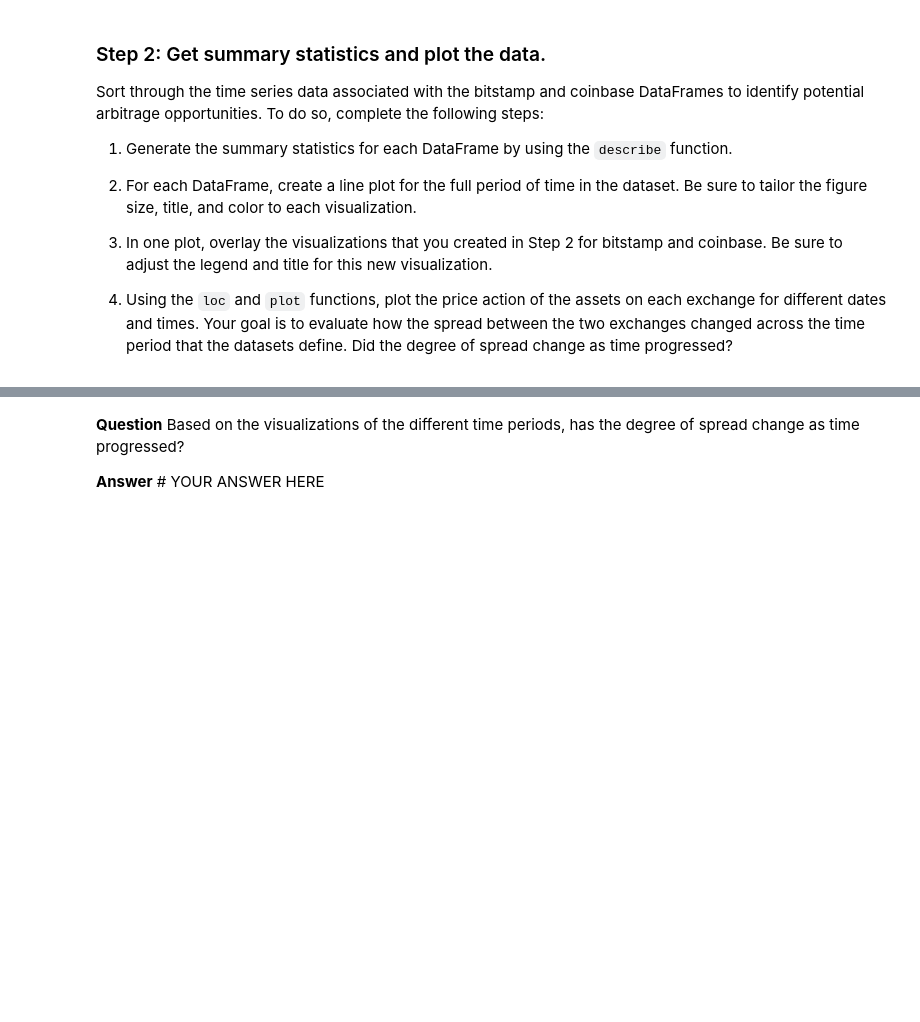
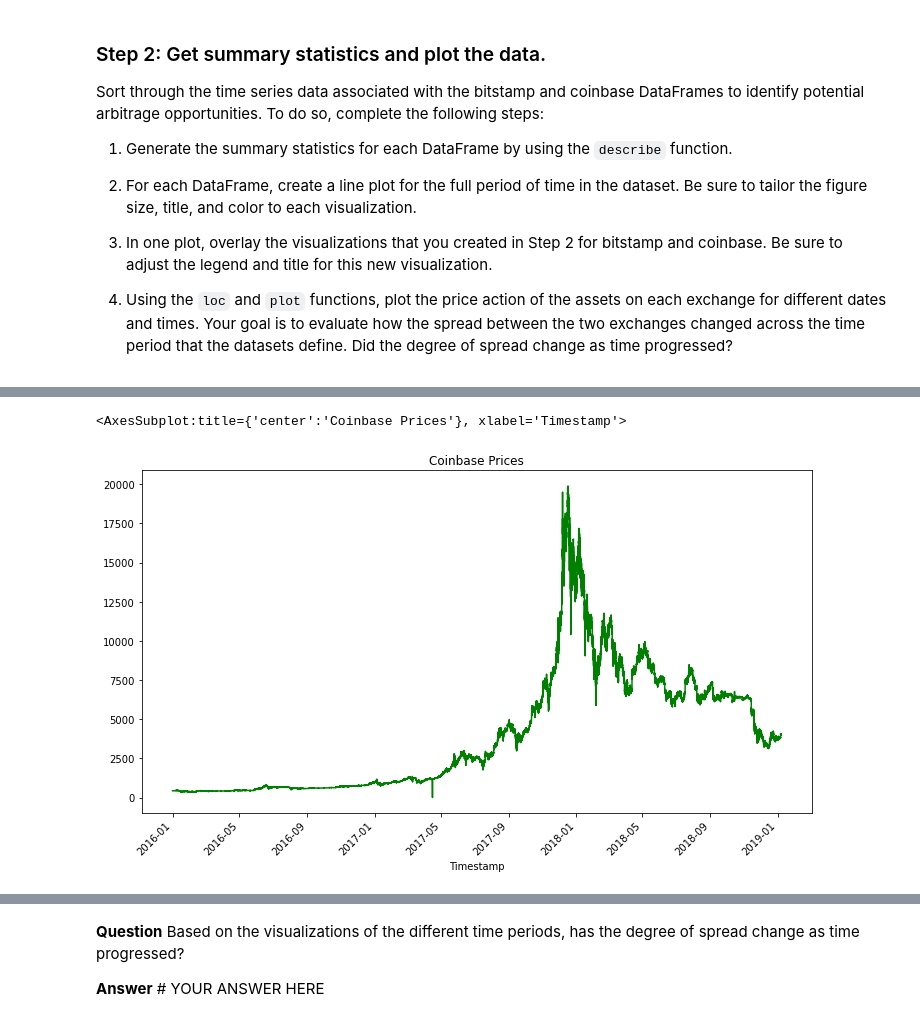
Before and after one commit to amexvasquez1/Bitcoin-pandas_analysis, a Jupyter notebook: crypto_arbitrage.ipynb, the cells around one changed output, grey strips where cells are left out. Drawn from its saved outputs; the diff is of its cells as text; code cells hidden in the pictures; blank space fills up the shorter version.

```diff
--- a/crypto_arbitrage.ipynb
+++ b/crypto_arbitrage.ipynb
@@ -251,6 +257,6 @@ SyntaxError: invalid syntax (<ipython-input-11-ab5d41f94356>, line 2)
 # %%
 # Use loc or iloc to select `Timestamp (the index)` and `Close` from coinbase DataFrame
-coinbase_sliced = # YOUR CODE HERE
+coinbase_sliced = coinbase.loc[:,"Close"]
 
 # Review the first five rows of the DataFrame
-# YOUR CODE HERE
+coinbase_sliced.head()
@@ -279,7 +316,10 @@ Sort through the time series data associated with the bitstamp and coinbase Data
 # %%
 # Create a line plot for the coinbase DataFrame for the full length of time in the dataset
 # Be sure that the figure size, title, and color are tailored to each visualization
-# YOUR CODE HERE
+coinbase_sliced.plot(kind="line", title="Coinbase Prices", figsize=(12,7), rot=45, color="green")
+# %% [output]
+<AxesSubplot:title={'center':'Coinbase Prices'}, xlabel='Timestamp'>
+[figure, added]
 # %%
 # Overlay the visualizations for the bitstamp and coinbase DataFrames in one plot
 # The plot should visualize the prices over the full lenth of the dataset
```
Also changed, not shown: parts of 9 cells of this notebook.
